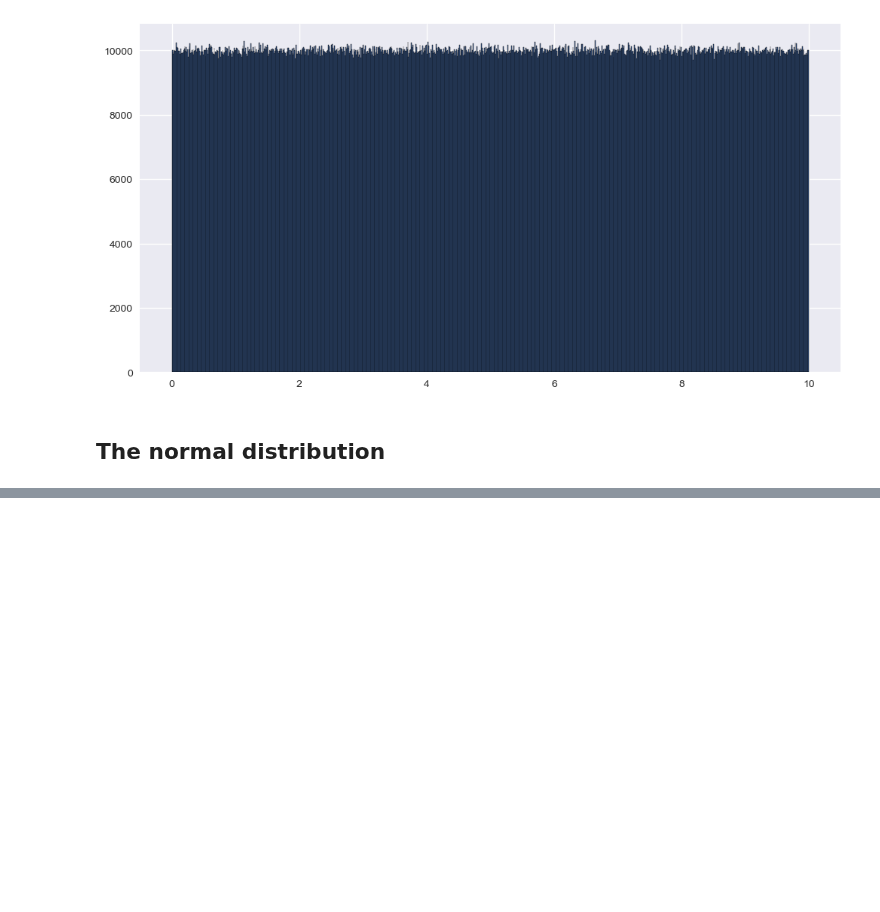
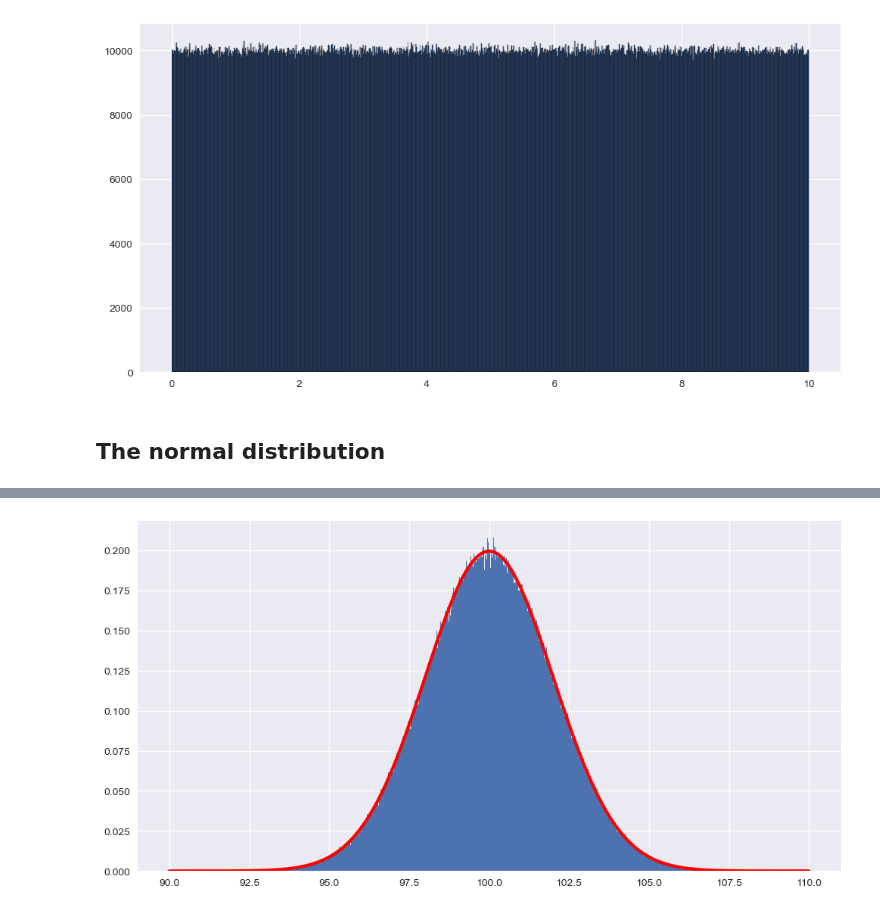
Before and after one commit to alchemistbg/udemy-the-complete-pandas-bootcamp, a Jupyter notebook: Section-32/Statistical_concepts.ipynb, the cells around one changed output, grey strips where cells are left out. Drawn from its saved outputs; the diff is of its cells as text; code cells hidden in the pictures; blank space fills up the shorter version.

```diff
--- a/Section-32/Statistical_concepts.ipynb
+++ b/Section-32/Statistical_concepts.ipynb
@@ -304,0 +344,6 @@ plt.show()
+# %%
+mu = 100
+sigma = 2
+# %%
+x = np.linspace(90, 110, 1000)
+x
@@ -304,0 +368,9 @@ plt.show()
+# %%
+y1 = stats.norm.pdf(x, loc = mu, scale = sigma)
+# %%
+plt.figure(figsize = (12,6))
+plt.hist(rand_data, density = True, bins = 1000)
+plt.plot(x, y1, linewidth = 3, color = 'red')
+plt.show()
+# %% [output]
+[figure, added]
```
Also changed, not shown: parts of 22 cells of this notebook.
